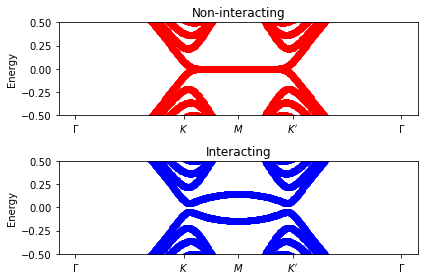
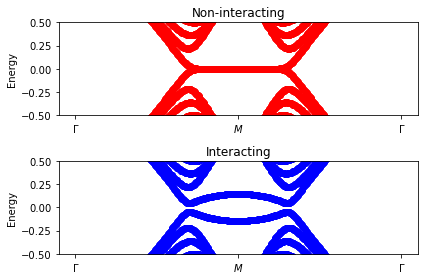
Code edit (unified diff) that turned the first committed figure into the second:
--- before
+++ after
@@ -3,5 +3,5 @@
 plt.scatter(k/max(k),e,c="red") # do a scatter plot
 plt.ylabel("Energy") # set the y label 
-plt.xticks([0.,1/3.,0.5,2./3.,1.],["$\Gamma$","$K$","$M$","$K'$","$\Gamma$"])
+plt.xticks([0.,0.5,1.],["$\Gamma$","$M$","$\Gamma$"])
 plt.ylim([-0.5,0.5])
 
@@ -11,5 +11,5 @@
 plt.scatter(kscf/max(kscf),escf,c="blue") # do a scatter plot
 plt.ylabel("Energy") # set the y label 
-plt.xticks([0.,1/3.,0.5,2./3.,1.],["$\Gamma$","$K$","$M$","$K'$","$\Gamma$"])
+plt.xticks([0.,0.5,1.],["$\Gamma$","$M$","$\Gamma$"])
 plt.ylim([-0.5,0.5])
 

Commit: Update